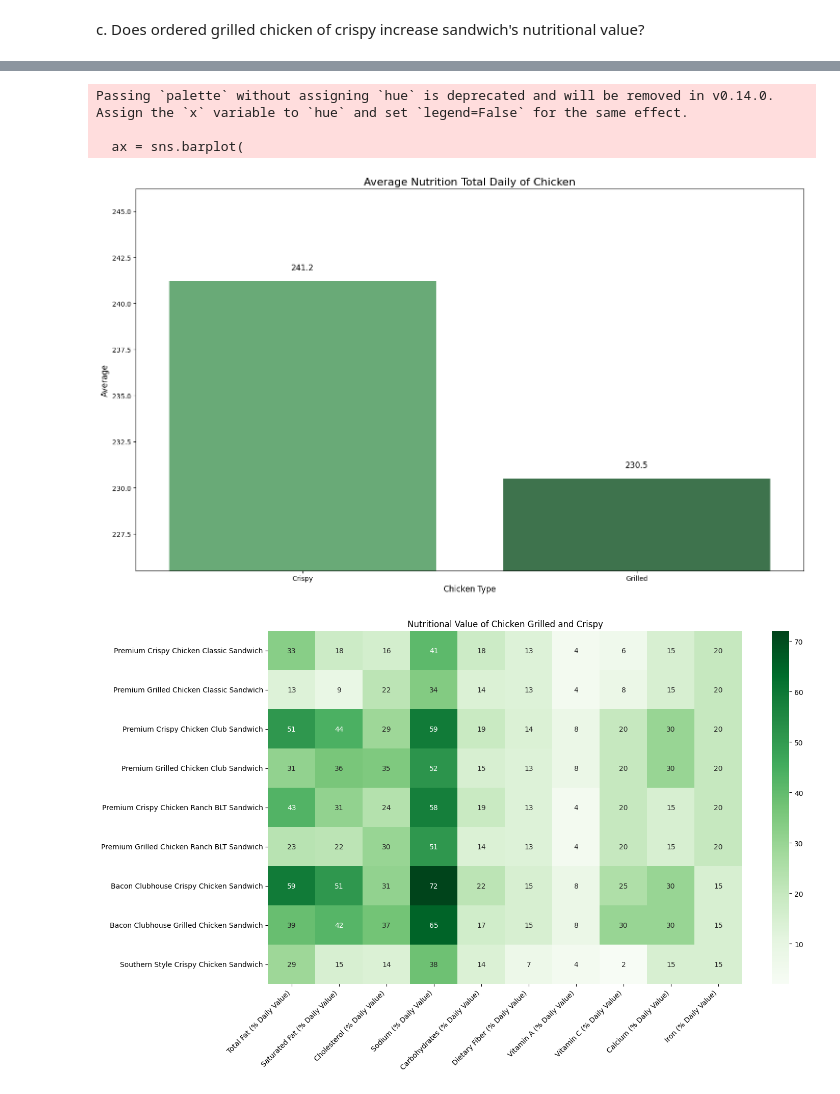
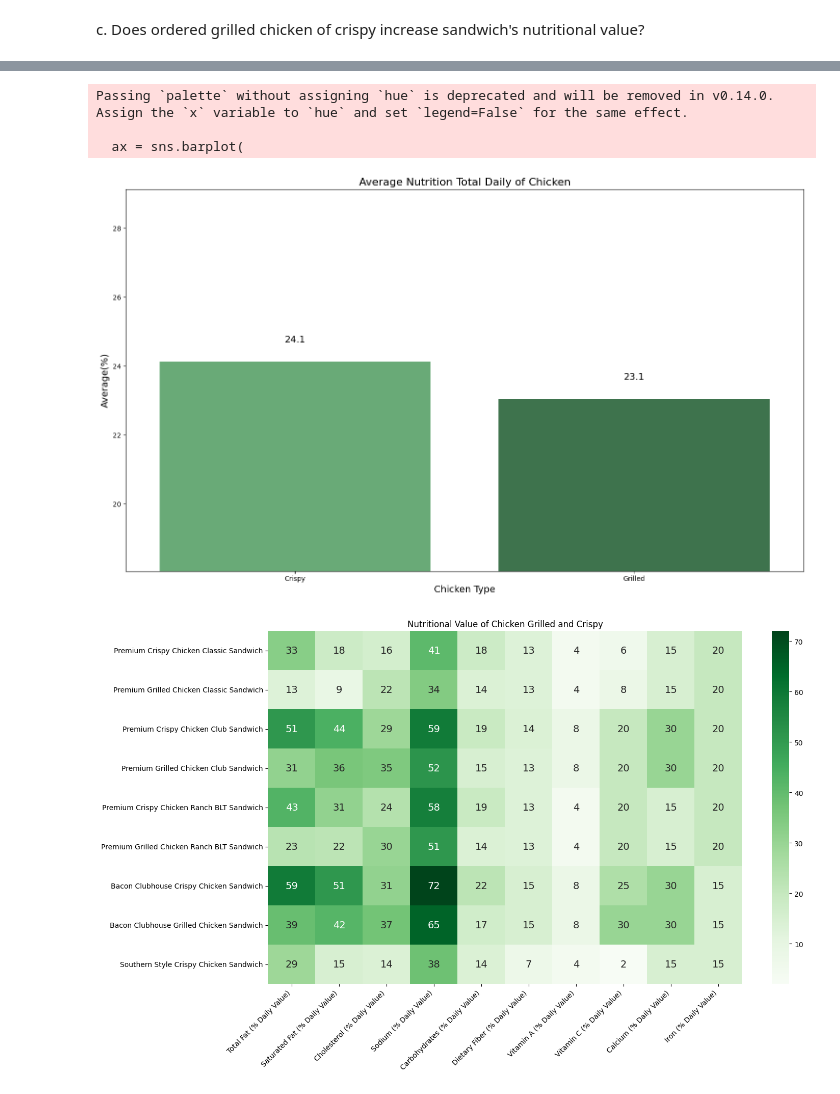
Before and after one commit to luthfi2603/Tubes-DWBI-Kelompok-2, a Jupyter notebook: Challange1/test.ipynb, the cells around one changed output, grey strips where cells are left out. Saved outputs shown, nothing was run; the diff lists cells and outputs as text; code cells hidden in the pictures.

```diff
--- a/Challange1/test.ipynb
+++ b/Challange1/test.ipynb
@@ -181,14 +181,14 @@ ax = sns.barplot(
 )
 
 # Tambahkan judul dan label
-plt.title('Average Nutrition Total Daily of Chicken', fontsize=16)
-plt.xlabel('Chicken Type', fontsize=12)
-plt.ylabel('Average', fontsize=12)
+plt.title('Amount of Beverage and Non Beverage', fontsize=16)
+plt.xlabel('Category', fontsize=12)
+plt.ylabel('Amount', fontsize=12)
 
 # Tambahkan nilai di atas batang
 for p in ax.patches:
     height = p.get_height()
-    ax.annotate(f'{height}', (p.get_x() + p.get_width() / 2, height + 0.5),
+    ax.annotate(f'{int(height)}', (p.get_x() + p.get_width() / 2, height + 0.5),
                 ha='center', va='bottom', fontsize=12, color='black')
 
 # # Pangkas batas bawah sumbu Y agar batang tampak lebih berbeda
@@ -221,7 +222,7 @@ c. Does ordered grilled chicken of crispy increase sandwich's nutritional value?
 # %%
 sandwich_data = data[data['Item'].str.contains('Sandwich')]
 sandwich_data = sandwich_data.iloc[:,[1,6,8,11,13,15,17,20,21,22,23]]
-sandwich_data['Total Daily Value'] = sandwich_data.iloc[: , 1:].sum(axis=1)
+sandwich_data['Total Daily Value'] = sandwich_data.iloc[: , 1:].mean(axis=1)
 
 sandwich_data['Chicken_Type'] = sandwich_data['Item'].str.extract('(Crispy|Grilled)')
 # sandwich_data['Item Type'] = sandwich_data['Item'].str.extract('(Classic|Club|Ranch|Bacon|Southern)')
@@ -244,37 +245,37 @@ nutrition_avg = [round(sandwich_data.loc[sandwich_data.Chicken_Type == 'Crispy']
 index_average_nutrition = ['Crispy', 'Grilled']
 
 data_nutrition_avg = pd.DataFrame({'Average Nutrition': nutrition_avg}, index=index_average_nutrition).sort_values(by='Average Nutrition', ascending=False)
 
 plt.figure(figsize=(15, 9))
 ax = sns.barplot(
     x=data_nutrition_avg.index,
     y=data_nutrition_avg['Average Nutrition'],
     palette='Greens_d'
 )
 
 # Tambahkan judul dan label
 plt.title('Average Nutrition Total Daily of Chicken', fontsize=16)
-plt.xlabel('Chicken Type', fontsize=12)
-plt.ylabel('Average', fontsize=12)
+plt.xlabel('Chicken Type', fontsize=14)
+plt.ylabel('Average(%)', fontsize=14)
 
 # Tambahkan nilai di atas batang
 for p in ax.patches:
     height = p.get_height()
     ax.annotate(f'{height:.1f}', (p.get_x() + p.get_width() / 2, height + 0.5),
-                ha='center', va='bottom', fontsize=12, color='black')
+                ha='center', va='bottom', fontsize=14, color='black')
 
 # Pangkas batas bawah sumbu Y agar batang tampak lebih berbeda
 min_y = data_nutrition_avg['Average Nutrition'].min()
 max_y = data_nutrition_avg['Average Nutrition'].max()
 plt.ylim(min_y - 5, max_y + 5)
 
 plt.tight_layout()
 plt.show()
 # %% [output]
 Passing `palette` without assigning `hue` is deprecated and will be removed in v0.14.0. Assign the `x` variable to `hue` and set `legend=False` for the same effect.
 
   ax = sns.barplot(
-[figure, old version]
+[figure, new version]
 # %%
 # Visualisasi menggunakan heatmap
 
```
Also changed, not shown: parts of 8 cells of this notebook.
